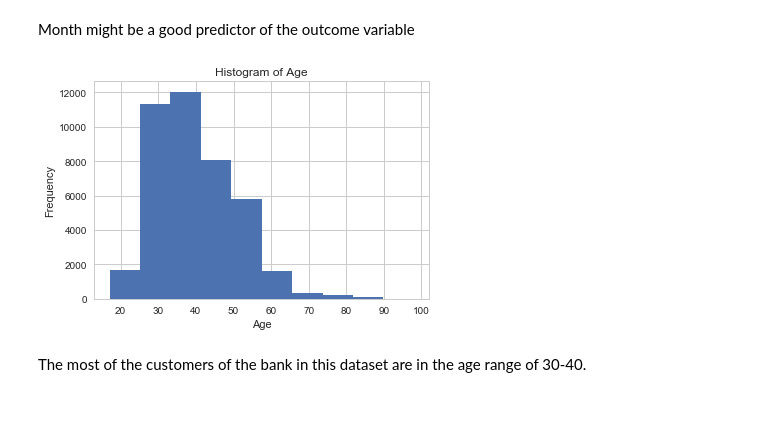
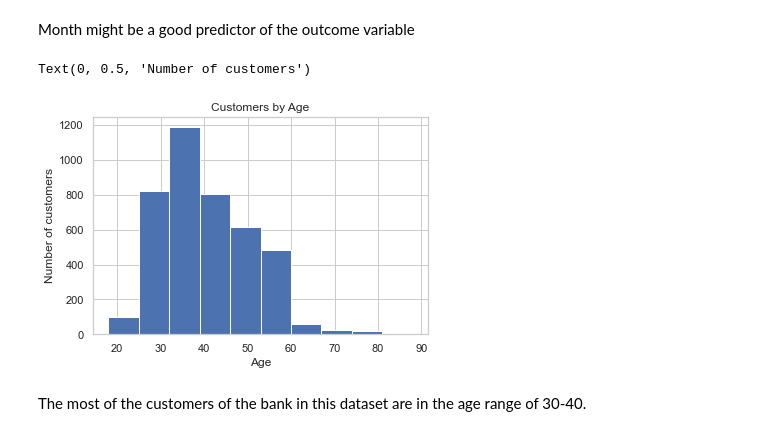
Before and after one commit to claustres/ml-mooc, a Jupyter notebook: Machine Learning/chapter18/Assignment -- Parallel processing and Model Deployment .ipynb, the cells around one changed output. Drawn from its saved outputs; the diff is of its cells as text; code cells hidden in the pictures; blank space fills up the shorter version.

```diff
--- a/Machine Learning/chapter18/Assignment -- Parallel processing and Model Deployment .ipynb
+++ b/Machine Learning/chapter18/Assignment -- Parallel processing and Model Deployment .ipynb
@@ -17,3 +18,4 @@ The data is related with direct marketing campaigns (phone calls) of a Portugues
 This dataset provides the customer information. It includes 41188 records and 21 fields.
 # %%
 ### Q. Read the bank dataset
+data = pd.read_csv("bank.csv", sep=';')
@@ -128,8 +149,13 @@ Education seems a good predictor of the outcome variable.
 Month might be a good predictor of the outcome variable
 # %%
 ## Q. Write code for the visualization as shown below
+data['age'].hist()
+plt.title("Customers by Age")
+plt.xlabel("Age")
+plt.ylabel("Number of customers")
 # %% [output]
+Text(0, 0.5, 'Number of customers')
-[figure, old version]
+[figure, new version]
 # %% [markdown]
 The most of the customers of the bank in this dataset are in the age range of 30-40.
 # %%
```
Also changed, not shown: parts of 41 cells of this notebook, 2 other files.
